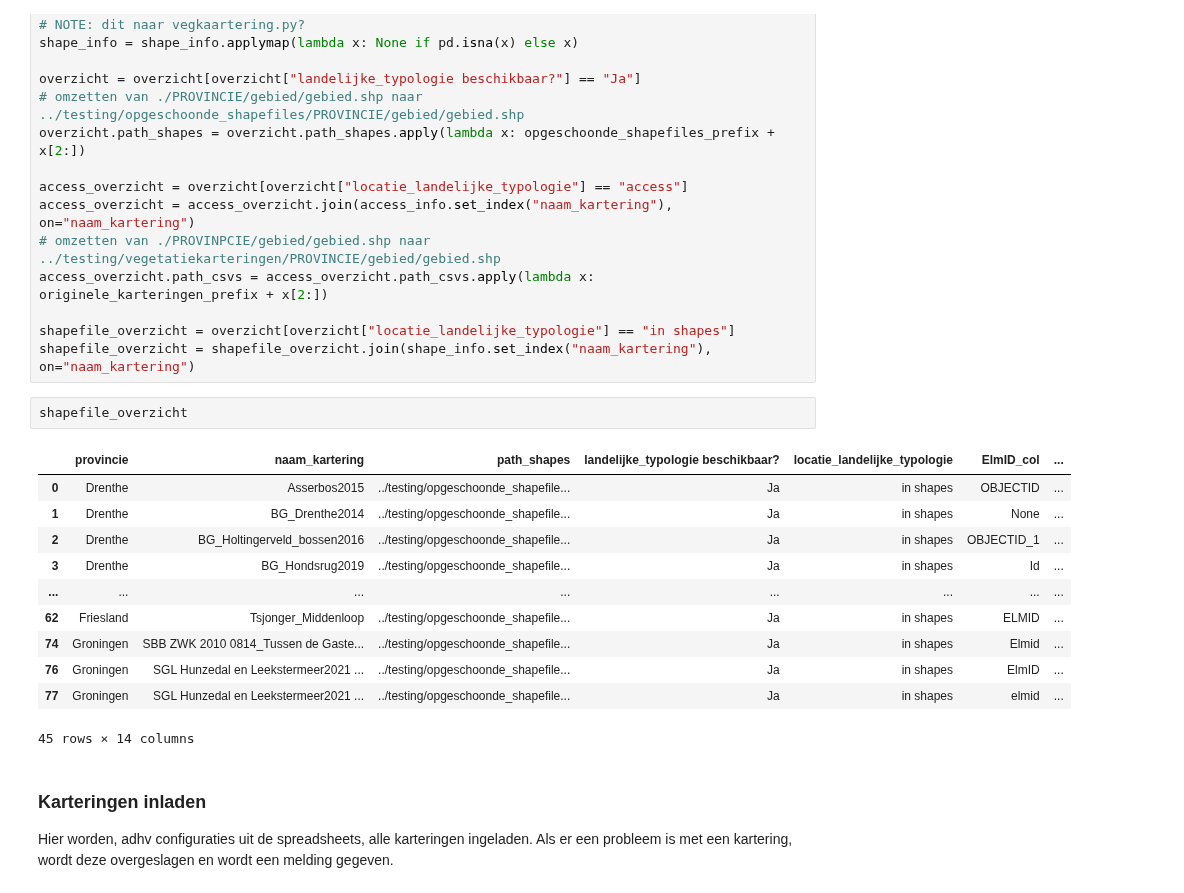
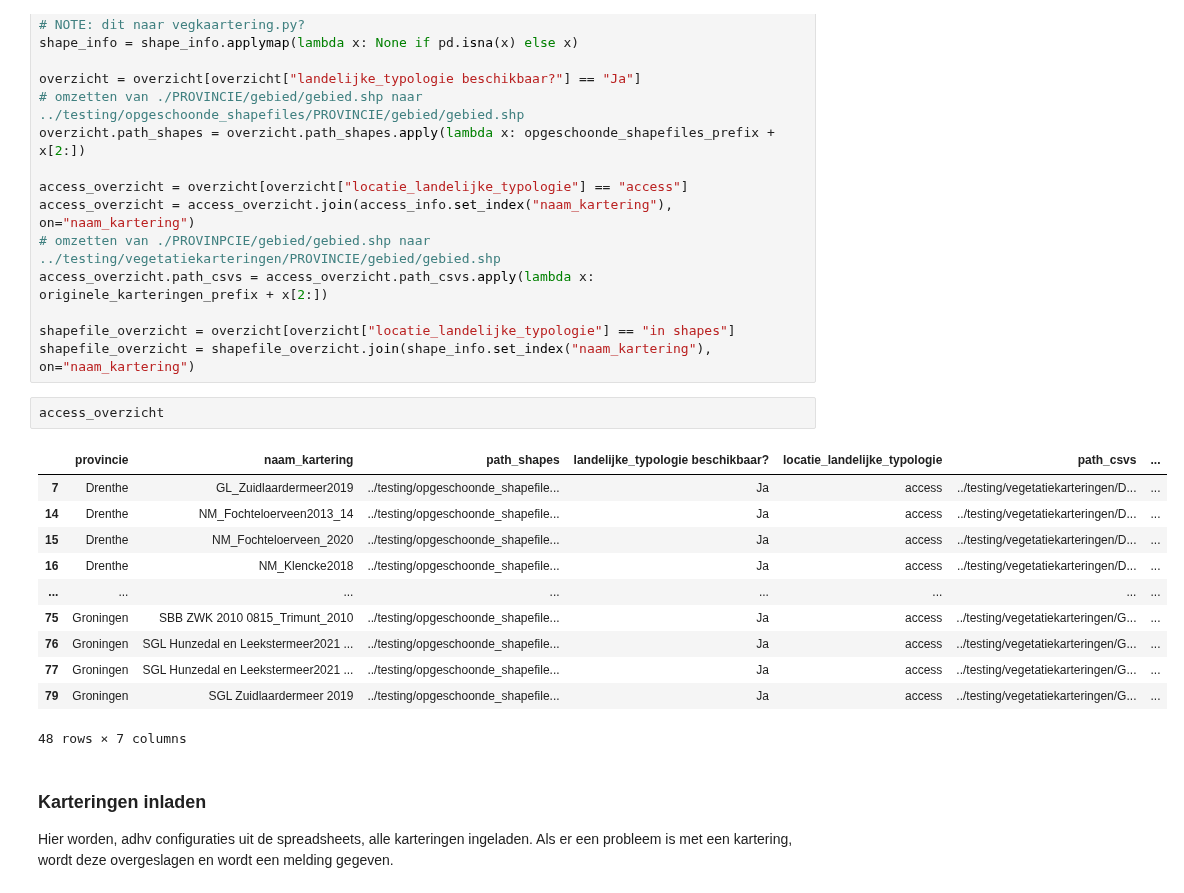
Before and after one commit to Spheer-ai/veg2hab, a Jupyter notebook: notebooks/alle_karteringen_door_veg2hab.ipynb, the cells around one changed output. Drawn from its saved outputs; the diff is of its cells as text.

```diff
--- a/notebooks/alle_karteringen_door_veg2hab.ipynb
+++ b/notebooks/alle_karteringen_door_veg2hab.ipynb
@@ -134,20 +133,20 @@ access_overzicht.path_csvs = access_overzicht.path_csvs.apply(lambda x: originel
 
 shapefile_overzicht = overzicht[overzicht["locatie_landelijke_typologie"] == "in shapes"]
 shapefile_overzicht = shapefile_overzicht.join(shape_info.set_index("naam_kartering"), on="naam_kartering")
-# %%
-shapefile_overzicht
-# %% [output]
-|  | provincie | naam_kartering | path_shapes | landelijke_typologie beschikbaar? | locatie_landelijke_typologie | ElmID_col | ... |
-| 0 | Drenthe | Asserbos2015 | ../testing/opgeschoonde_shapefile... | Ja | in shapes | OBJECTID | ... |
-| 1 | Drenthe | BG_Drenthe2014 | ../testing/opgeschoonde_shapefile... | Ja | in shapes | None | ... |
-| 2 | Drenthe | BG_Holtingerveld_bossen2016 | ../testing/opgeschoonde_shapefile... | Ja | in shapes | OBJECTID_1 | ... |
-| 3 | Drenthe | BG_Hondsrug2019 | ../testing/opgeschoonde_shapefile... | Ja | in shapes | Id | ... |
-| ... | ... | ... | ... | ... | ... | ... | ... |
-| 62 | Friesland | Tsjonger_Middenloop | ../testing/opgeschoonde_shapefile... | Ja | in shapes | ELMID | ... |
-| 74 | Groningen | SBB ZWK 2010 0814_Tussen de Gaste... | ../testing/opgeschoonde_shapefile... | Ja | in shapes | Elmid | ... |
-| 76 | Groningen | SGL Hunzedal en Leekstermeer2021 ... | ../testing/opgeschoonde_shapefile... | Ja | in shapes | ElmID | ... |
-| 77 | Groningen | SGL Hunzedal en Leekstermeer2021 ... | ../testing/opgeschoonde_shapefile... | Ja | in shapes | elmid | ... |
-45 rows × 14 columns
+# %%
+access_overzicht
+# %% [output]
+|  | provincie | naam_kartering | path_shapes | landelijke_typologie beschikbaar? | locatie_landelijke_typologie | path_csvs | ... |
+| 7 | Drenthe | GL_Zuidlaardermeer2019 | ../testing/opgeschoonde_shapefile... | Ja | access | ../testing/vegetatiekarteringen/D... | ... |
+| 14 | Drenthe | NM_Fochteloerveen2013_14 | ../testing/opgeschoonde_shapefile... | Ja | access | ../testing/vegetatiekarteringen/D... | ... |
+| 15 | Drenthe | NM_Fochteloerveen_2020 | ../testing/opgeschoonde_shapefile... | Ja | access | ../testing/vegetatiekarteringen/D... | ... |
+| 16 | Drenthe | NM_Klencke2018 | ../testing/opgeschoonde_shapefile... | Ja | access | ../testing/vegetatiekarteringen/D... | ... |
+| ... | ... | ... | ... | ... | ... | ... | ... |
+| 75 | Groningen | SBB ZWK 2010 0815_Trimunt_2010 | ../testing/opgeschoonde_shapefile... | Ja | access | ../testing/vegetatiekarteringen/G... | ... |
+| 76 | Groningen | SGL Hunzedal en Leekstermeer2021 ... | ../testing/opgeschoonde_shapefile... | Ja | access | ../testing/vegetatiekarteringen/G... | ... |
+| 77 | Groningen | SGL Hunzedal en Leekstermeer2021 ... | ../testing/opgeschoonde_shapefile... | Ja | access | ../testing/vegetatiekarteringen/G... | ... |
+| 79 | Groningen | SGL Zuidlaardermeer 2019 | ../testing/opgeschoonde_shapefile... | Ja | access | ../testing/vegetatiekarteringen/G... | ... |
+48 rows × 7 columns
 # %% [markdown]
 ### Karteringen inladen
 
```
Also changed, not shown: parts of 9 cells of this notebook, 1 other file.
